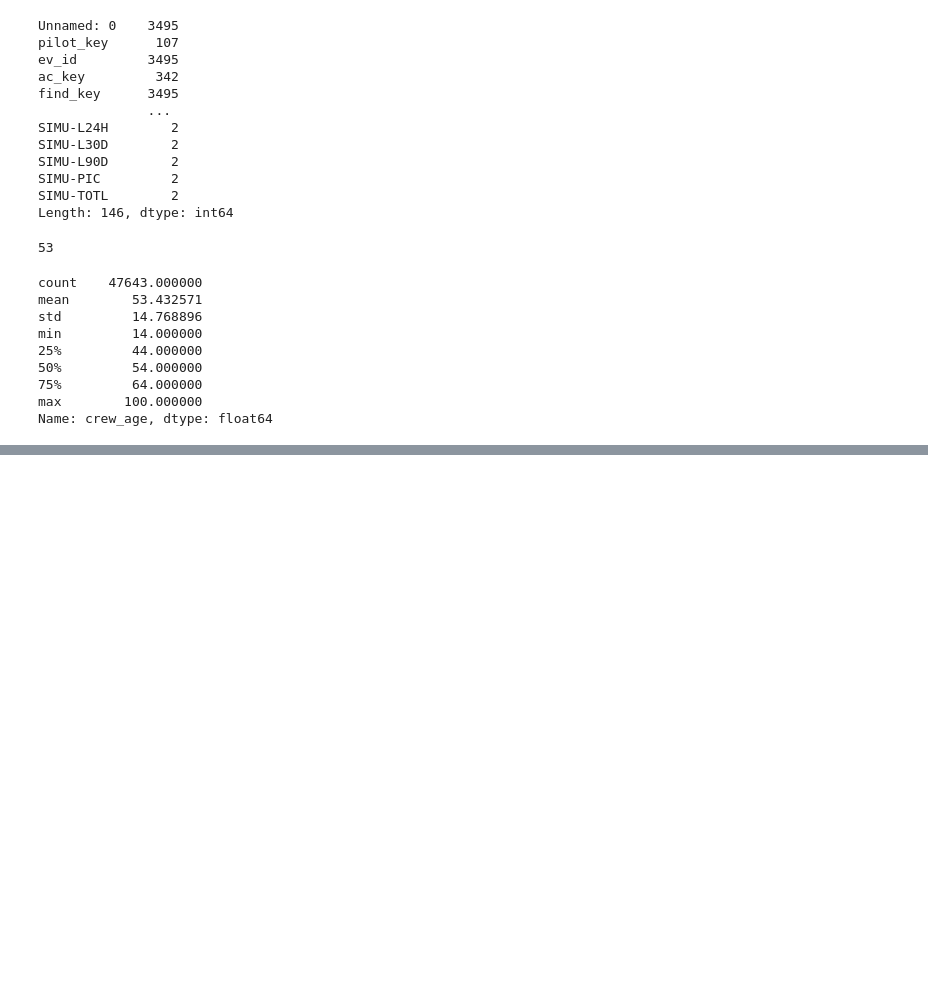
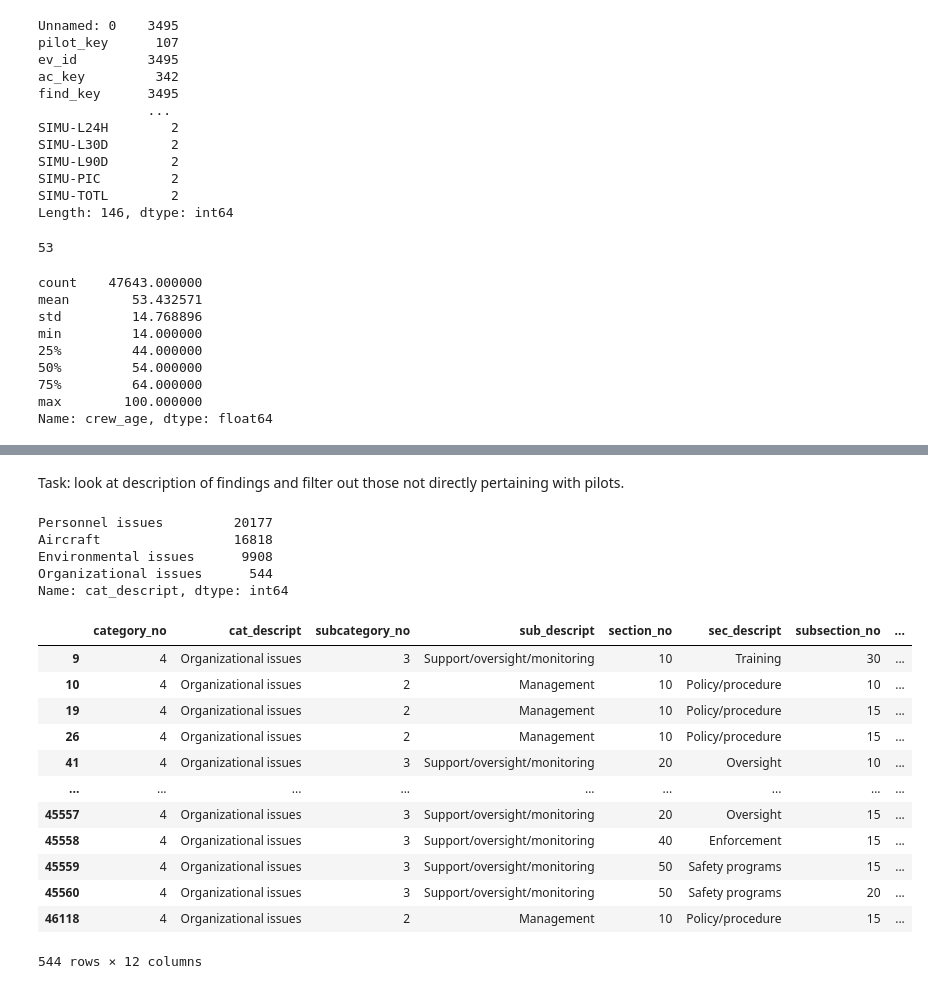
Before and after one commit to birr-data/capstone2, a Jupyter notebook: notebooks/2.0-mjg-eda.ipynb, the cells around one changed output, grey strips where cells are left out. Saved outputs shown, nothing was run; the diff lists cells and outputs as text; code cells hidden in the pictures; blank space fills up the shorter version.

Commit message:
Update: update nb 2.0 eda - filter out findings by description.

```diff
--- a/notebooks/2.0-mjg-eda.ipynb
+++ b/notebooks/2.0-mjg-eda.ipynb
@@ -177,0 +187,10 @@ Name: crew_age, dtype: float64
+# %%
+to_drop = ['ac_key', 'second_pilot', 'ev_country', 'flt_plan_filed', 'phase_flt_spec', 'CERT_RMPT',
+           'OTHR_SUAS', 'SIMU-INST', 'SIMU-IRCV', 'SIMU-L24H', 'SIMU-L30D', 'SIMU-L90D', 'SIMU-PIC',
+           'ROTO-INST', 'ROTO-IRCV', 'ROTO-L24H', 'ROTO-L30D', 'ROTO-L90D', 'ROTO-PIC', 'ROTO-TOTL',
+           'OTHR_AIRS', 'OTHR_BALL', 'OTHR_GLI', 'OTHR_GYRO', 'OTHR_HELI', 'OTHR_PLFT', 'OTHR_SUAS', 'OTHR_NONE',
+           'LTA-INST', 'LTA-IRCV', 'LTA-L24H', 'LTA-L30D', 'LTA-L90D', 'LTA-PIC', 'LTA-TOTL', 'Unnamed: 0',
+           'INSTR_PLFT', 'CERT_FE', 'INSTR_GYRO', 'INSTR_HELI', 'INSTR_IHEL','INSTRUM_HELI', 'INSTR_PLFT',
+           'INC-NO','REL-NO', 'INSTRUM_PLFT']
+eda.drop(columns=to_drop, inplace=True)
+eda.head()
@@ -177,0 +204,32 @@ Name: crew_age, dtype: float64
+# %%
+eda.rename(columns={'INSTR_AME':'INSTRUCT_AME', 'INSTR_ASE':'INSTRUCT_ASE', 'INSTR_GLI':'INSTRUCT_GLI',
+                    'INSTR_IAIR':'INSTRUCT_IAIR', 'INSTR_SPRT':'INSTRUCT_SPRT', 'INSTR_NONE':'INSTRUCT_NONE',
+                    'ALL-INST': 'ALL-INSTRUM', 'GLDR-INST':'GLDR-INSTRUCT', 'MAKE-INST':'MAKE-INSTRUCT',
+                    'MENG-INST':'MENG-INSTRUCT', 'NGHT-INST':'NGHT-INSTRUCT', 'SENG-INST':'SENG-INSTRUCT'}, inplace=True)
+# %% [markdown]
+Task: look at description of findings and filter out those not directly pertaining with pilots.
+# %%
+eda['cat_descript'].value_counts()
+# %% [output]
+Personnel issues         20177
+Aircraft                 16818
+Environmental issues      9908
+Organizational issues      544
+Name: cat_descript, dtype: int64
+# %%
+org_records = eda.loc[eda['cat_descript'] == 'Organizational issues' , ['category_no', 'cat_descript', 'subcategory_no', 'sub_descript', 'section_no', 'sec_descript', 'subsection_no', 'subsec_descript', 'modifier_no', 'mod_descript', 'Cause_Factor', 'ev_type']]
+org_records
+# %% [output]
+|  | category_no | cat_descript | subcategory_no | sub_descript | section_no | sec_descript | subsection_no | ... |
+| 9 | 4 | Organizational issues | 3 | Support/oversight/monitoring | 10 | Training | 30 | ... |
+| 10 | 4 | Organizational issues | 2 | Management | 10 | Policy/procedure | 10 | ... |
+| 19 | 4 | Organizational issues | 2 | Management | 10 | Policy/procedure | 15 | ... |
+| 26 | 4 | Organizational issues | 2 | Management | 10 | Policy/procedure | 15 | ... |
+| 41 | 4 | Organizational issues | 3 | Support/oversight/monitoring | 20 | Oversight | 10 | ... |
+| ... | ... | ... | ... | ... | ... | ... | ... | ... |
+| 45557 | 4 | Organizational issues | 3 | Support/oversight/monitoring | 20 | Oversight | 15 | ... |
+| 45558 | 4 | Organizational issues | 3 | Support/oversight/monitoring | 40 | Enforcement | 15 | ... |
+| 45559 | 4 | Organizational issues | 3 | Support/oversight/monitoring | 50 | Safety programs | 15 | ... |
+| 45560 | 4 | Organizational issues | 3 | Support/oversight/monitoring | 50 | Safety programs | 20 | ... |
+| 46118 | 4 | Organizational issues | 2 | Management | 10 | Policy/procedure | 15 | ... |
+544 rows × 12 columns
```
Also changed, not shown: parts of 27 cells of this notebook.
